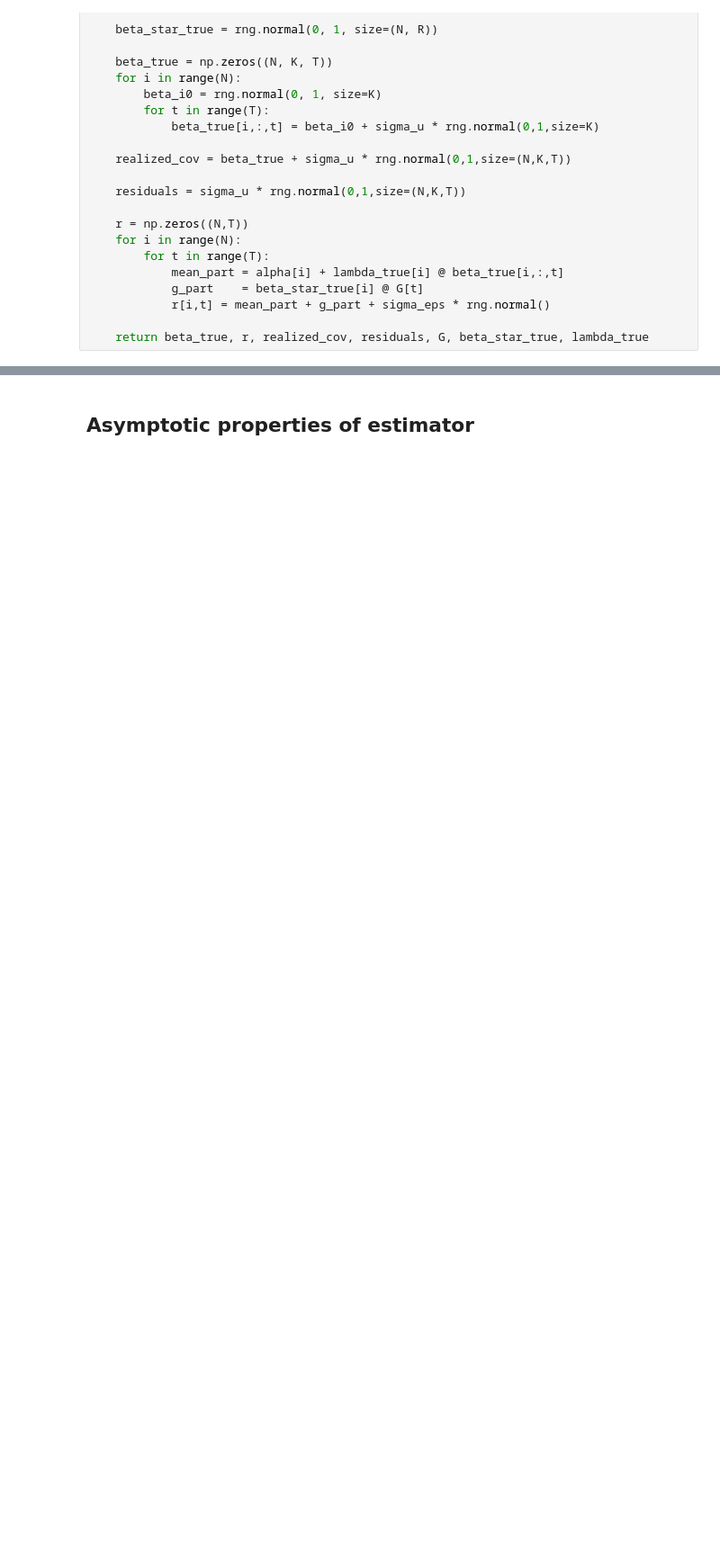
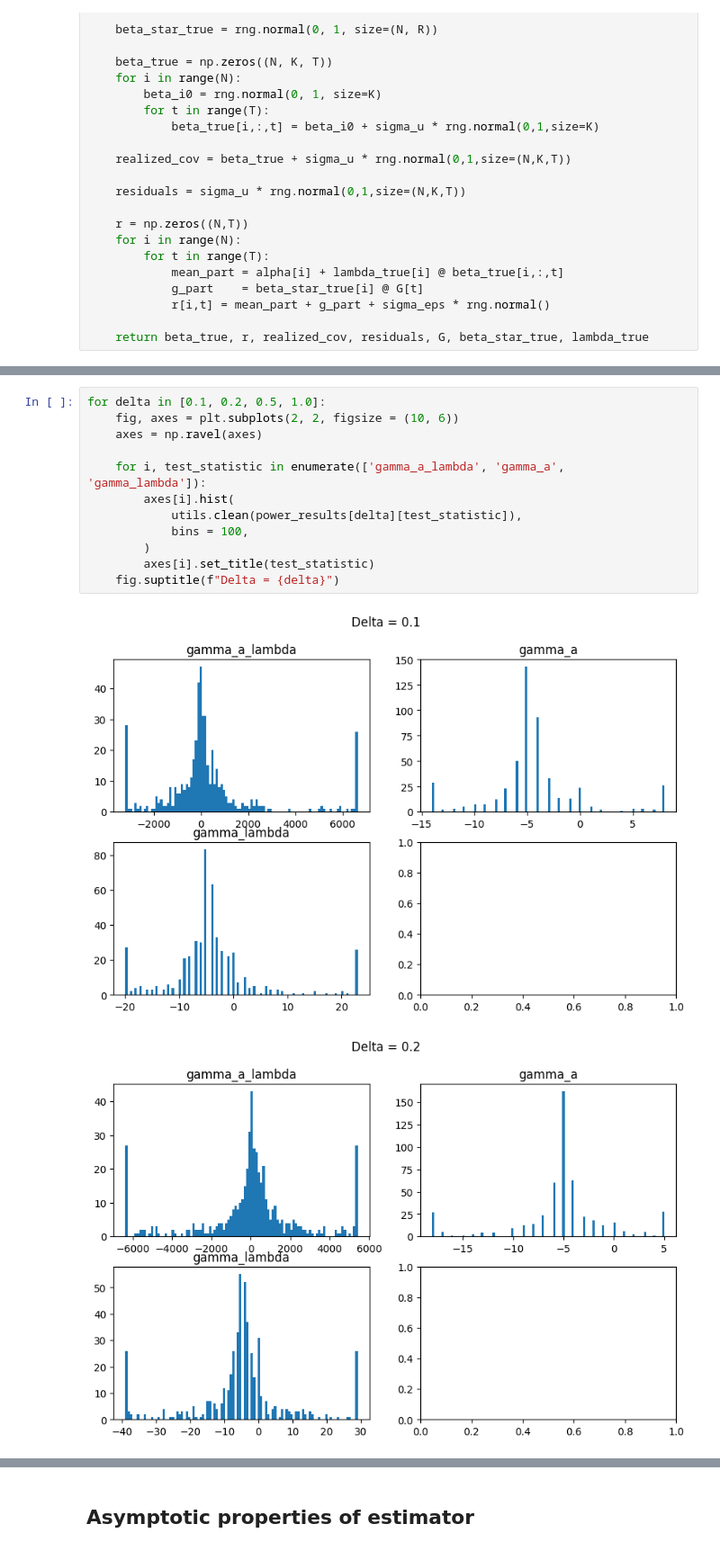
Before and after one commit to fanghe-ma/tests_for_asset_pricing_with_time_varying_factor_loads, a Jupyter notebook: code/05_monte_carlo.ipynb, the cells around one changed output, grey strips where cells are left out. Shown at 90% size. Saved outputs shown, nothing was run; the diff lists cells and outputs as text; blank space fills up the shorter version.

```diff
--- a/code/05_monte_carlo.ipynb
+++ b/code/05_monte_carlo.ipynb
@@ -190,0 +213,15 @@ POWER for heterogeneity_strength=1.0:
+# %%
+for delta in [0.1, 0.2, 0.5, 1.0]:
+    fig, axes = plt.subplots(2, 2, figsize = (10, 6))
+    axes = np.ravel(axes)
+
+    for i, test_statistic in enumerate(['gamma_a_lambda', 'gamma_a', 'gamma_lambda']):
+        axes[i].hist(
+            utils.clean(power_results[delta][test_statistic]),
+            bins = 100,
+        )
+        axes[i].set_title(test_statistic)
+    fig.suptitle(f"Delta = {delta}")
+# %% [output]
+[figure, added]
+[figure, added]
```
Also changed, not shown: parts of 9 cells of this notebook, 25 other files.
